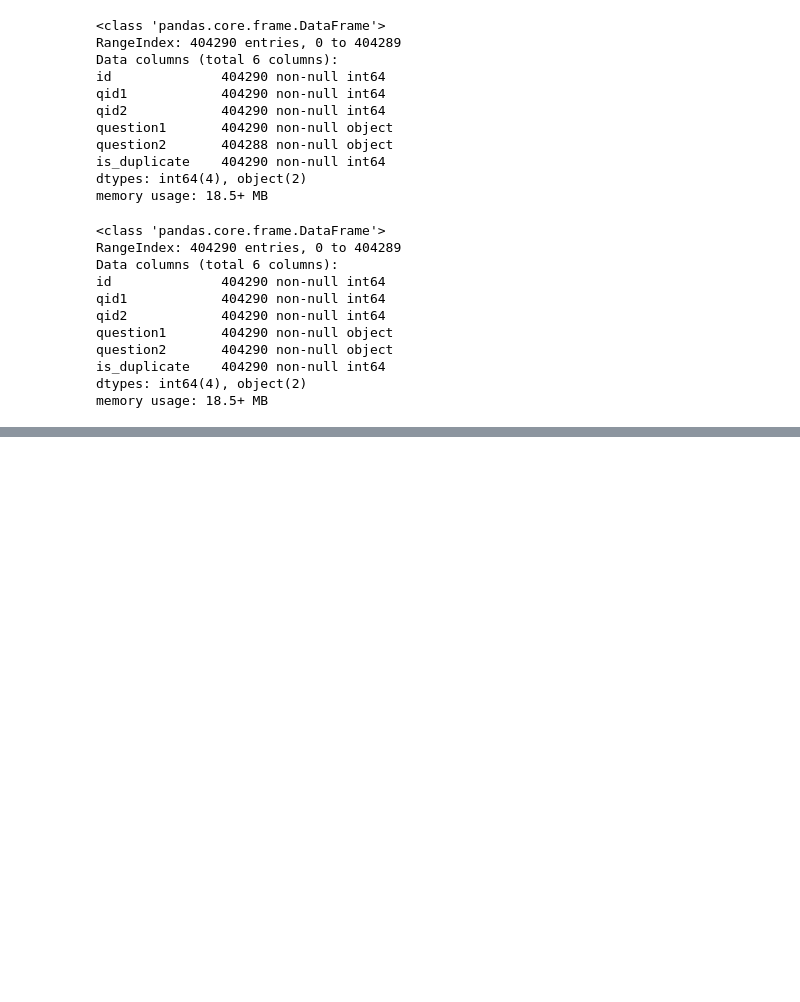
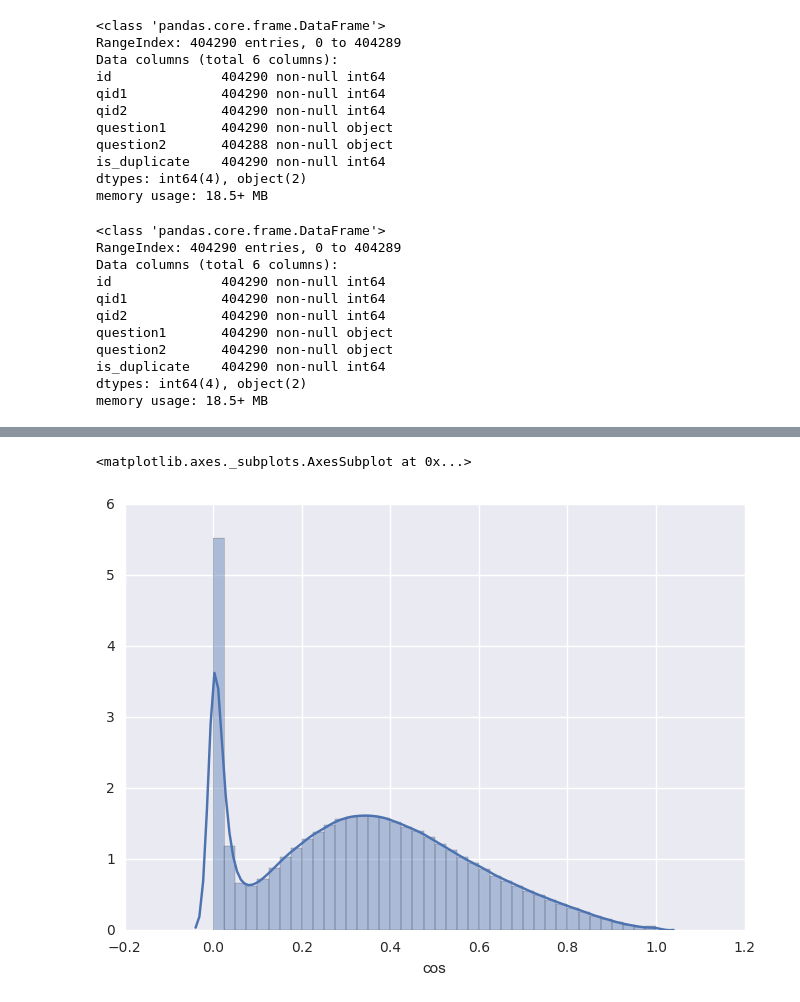
Before and after one commit to nlyf/quora, a Jupyter notebook: notebooks/intro.ipynb, the cells around one changed output, grey strips where cells are left out. Drawn from its saved outputs; the diff is of its cells as text; code cells hidden in the pictures; blank space fills up the shorter version.

```diff
--- a/notebooks/intro.ipynb
+++ b/notebooks/intro.ipynb
@@ -60,7 +231,13 @@ features: 86153
+# %%
+all_test_data = test['question1'].tolist() + test['question2'].tolist()
+n = test.shape[0]
 # %%
-m_q1 = x[0:n]
+vec = tfidf_vec
+x = vec.fit_transform(all_test_data)
+print("features: {}".format(len(vec.vocabulary_)))
+m_test_q1 = x[0:n]
 print("matrix 1 shape :{}".format(m_q1.shape))
 
-m_q2 = x[n:]
+m_test_q2 = x[n:]
 print("matrix 2 shape: {}".format(m_q2.shape))
 # %% [output]
@@ -68,0 +260,6 @@ matrix 2 shape: (404290, 86153)
+# %%
+res = []
+for i in range(len(test)):
+    sim = cosine_similarity(m_test_q1[i], m_test_q2[i])[0][0]
+    res.append(sim)
+test['cos'] = res
@@ -68,0 +276,2 @@ matrix 2 shape: (404290, 86153)
+# %%
+test['is_duplicate'] = test['cos'].apply(lambda x: 1 if x >=0.69 else 0)
@@ -68,0 +311,5 @@ matrix 2 shape: (404290, 86153)
+# %%
+sns.distplot(test['cos'],bins=40)
+# %% [output]
+<matplotlib.axes._subplots.AxesSubplot at 0x...>
+[figure, added]
```
Also changed, not shown: parts of 38 cells of this notebook.
